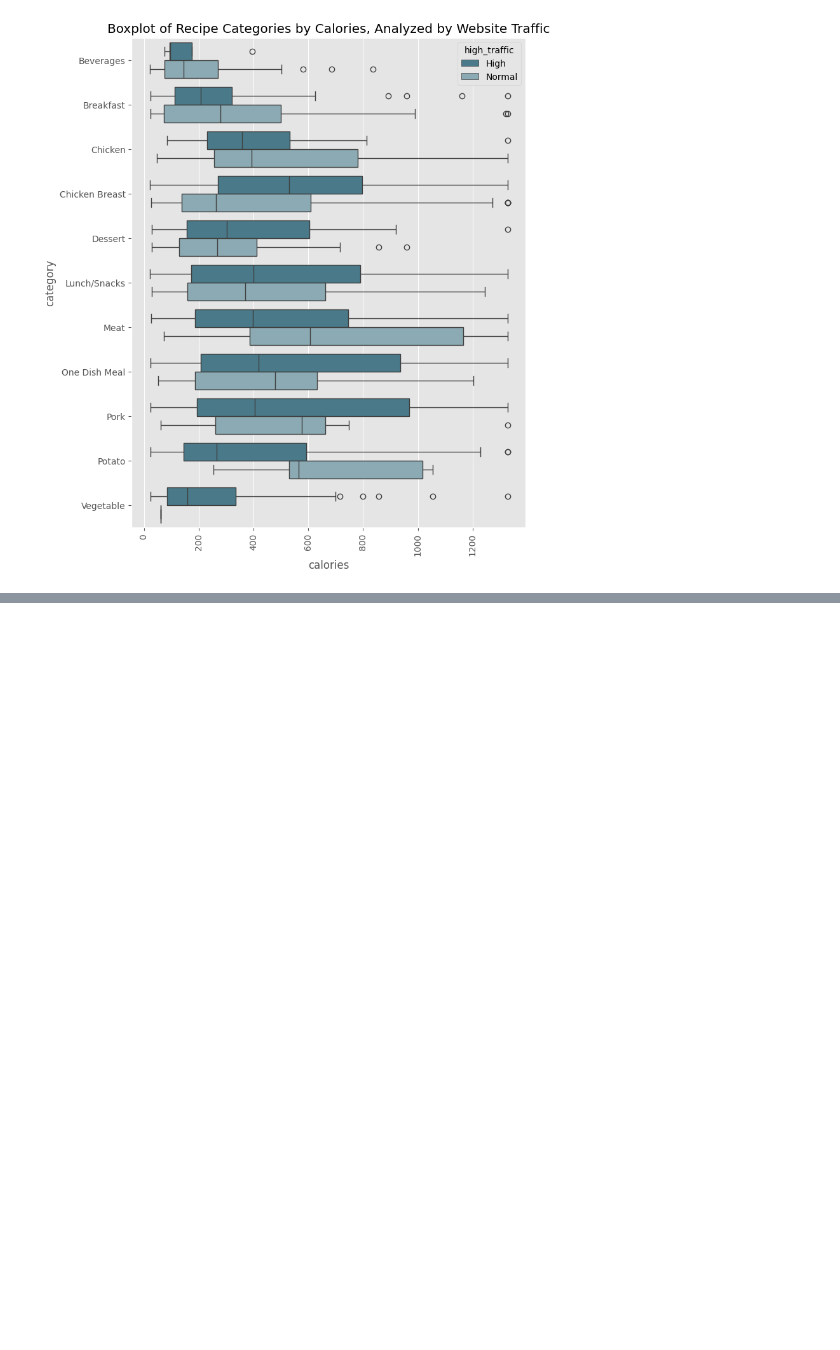
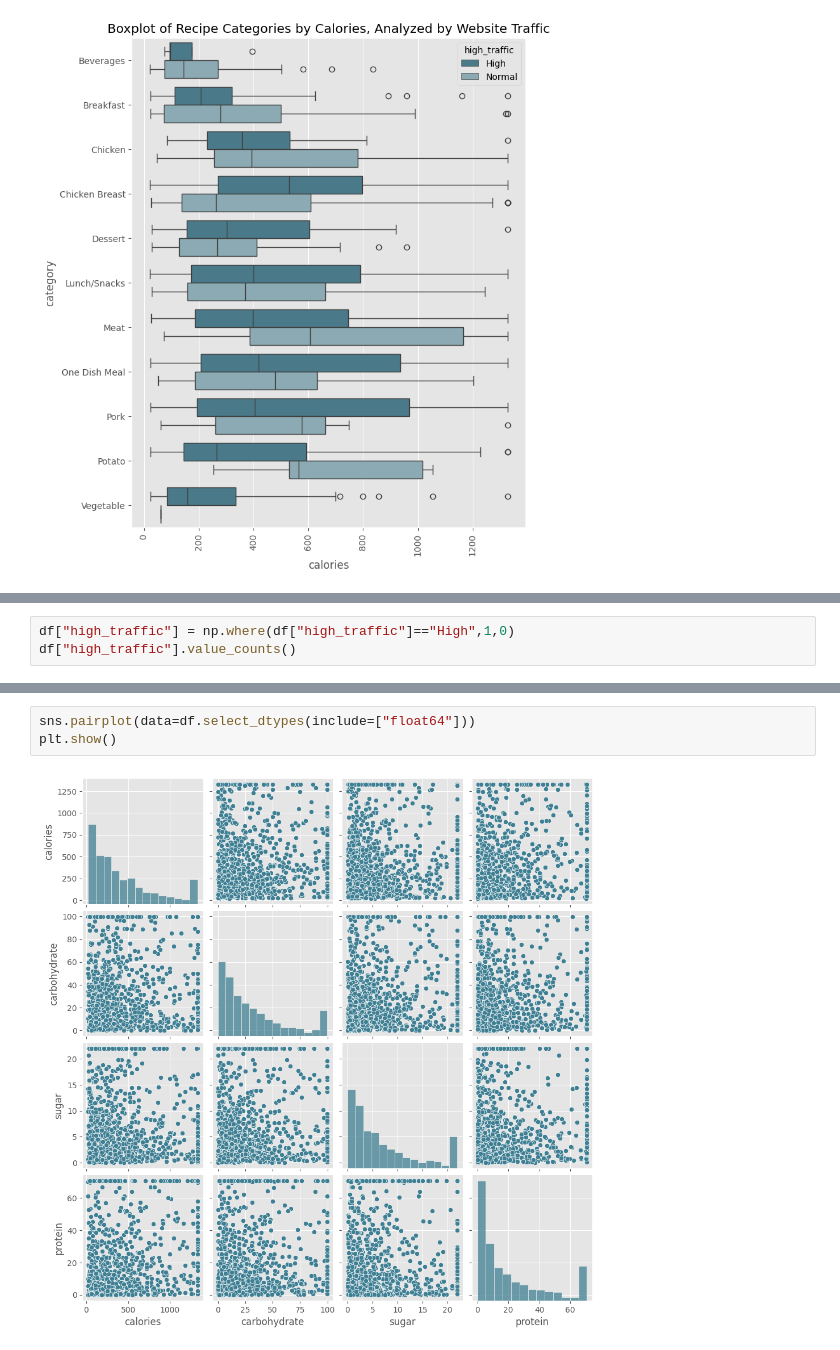
Before and after one commit to kntvrl/predicting_high_traffic_recipes_project, a Jupyter notebook: recipe.ipynb, the cells around one changed output, grey strips where cells are left out. Drawn from its saved outputs; the diff is of its cells as text; blank space fills up the shorter version.

```diff
--- a/recipe.ipynb
+++ b/recipe.ipynb
@@ -667,0 +779,3 @@ plt.show()
+# %%
+df["high_traffic"] = np.where(df["high_traffic"]=="High",1,0)
+df["high_traffic"].value_counts()
@@ -667,0 +790,5 @@ plt.show()
+# %%
+sns.pairplot(data=df.select_dtypes(include=["float64"]))
+plt.show()
+# %% [output]
+[figure, added]
```
Also changed, not shown: parts of 25 cells of this notebook.
